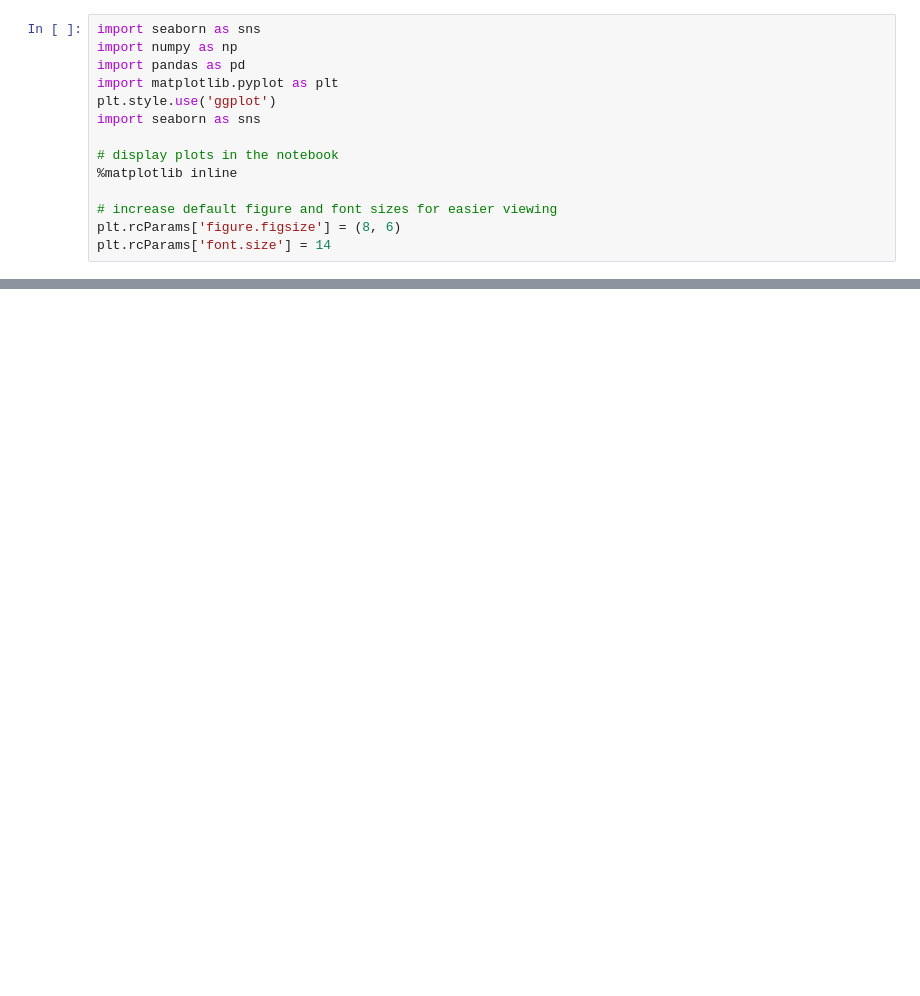
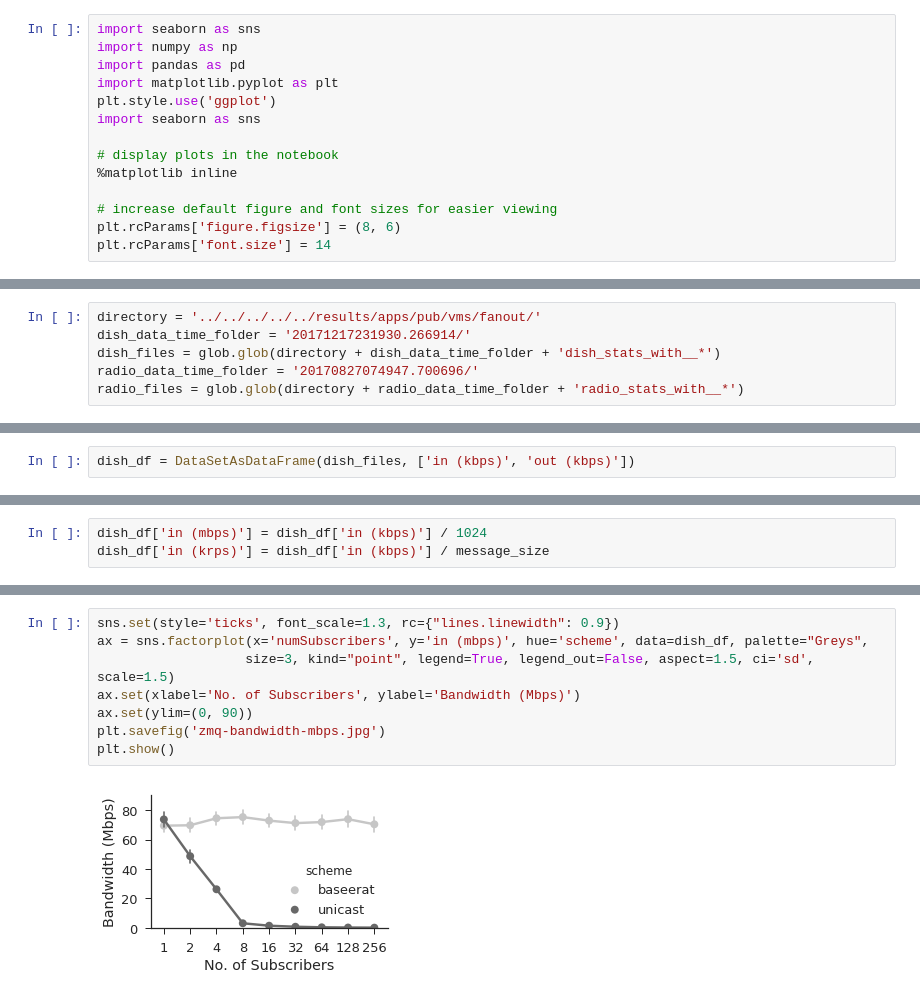
Before and after one commit to Elmo-MCast/measurements, a Jupyter notebook: vmware/analysis/apps/pub/vms/fanout/usage.ipynb, the cells around one changed output, grey strips where cells are left out. Drawn from its saved outputs; the diff is of its cells as text; blank space fills up the shorter version.

```diff
--- a/vmware/analysis/apps/pub/vms/fanout/usage.ipynb
+++ b/vmware/analysis/apps/pub/vms/fanout/usage.ipynb
@@ -292,0 +58,6 @@ plt.show()
+# %%
+directory = '../../../../../results/apps/pub/vms/fanout/'
+dish_data_time_folder = '20171217231930.266914/'
+dish_files = glob.glob(directory + dish_data_time_folder + 'dish_stats_with__*')
+radio_data_time_folder = '20170827074947.700696/'
+radio_files = glob.glob(directory + radio_data_time_folder + 'radio_stats_with__*')
@@ -292,0 +66,2 @@ plt.show()
+# %%
+dish_df = DataSetAsDataFrame(dish_files, ['in (kbps)', 'out (kbps)'])
@@ -292,0 +77,3 @@ plt.show()
+# %%
+dish_df['in (mbps)'] = dish_df['in (kbps)'] / 1024
+dish_df['in (krps)'] = dish_df['in (kbps)'] / message_size
@@ -292,0 +117,10 @@ plt.show()
+# %%
+sns.set(style='ticks', font_scale=1.3, rc={"lines.linewidth": 0.9})
+ax = sns.factorplot(x='numSubscribers', y='in (mbps)', hue='scheme', data=dish_df, palette="Greys",
+                   size=3, kind="point", legend=True, legend_out=False, aspect=1.5, ci='sd', scale=1.5)
+ax.set(xlabel='No. of Subscribers', ylabel='Bandwidth (Mbps)')
+ax.set(ylim=(0, 90))
+plt.savefig('zmq-bandwidth-mbps.jpg')
+plt.show()
+# %% [output]
+[figure, added]
```
Also changed, not shown: parts of 41 cells of this notebook, 17 other files.
